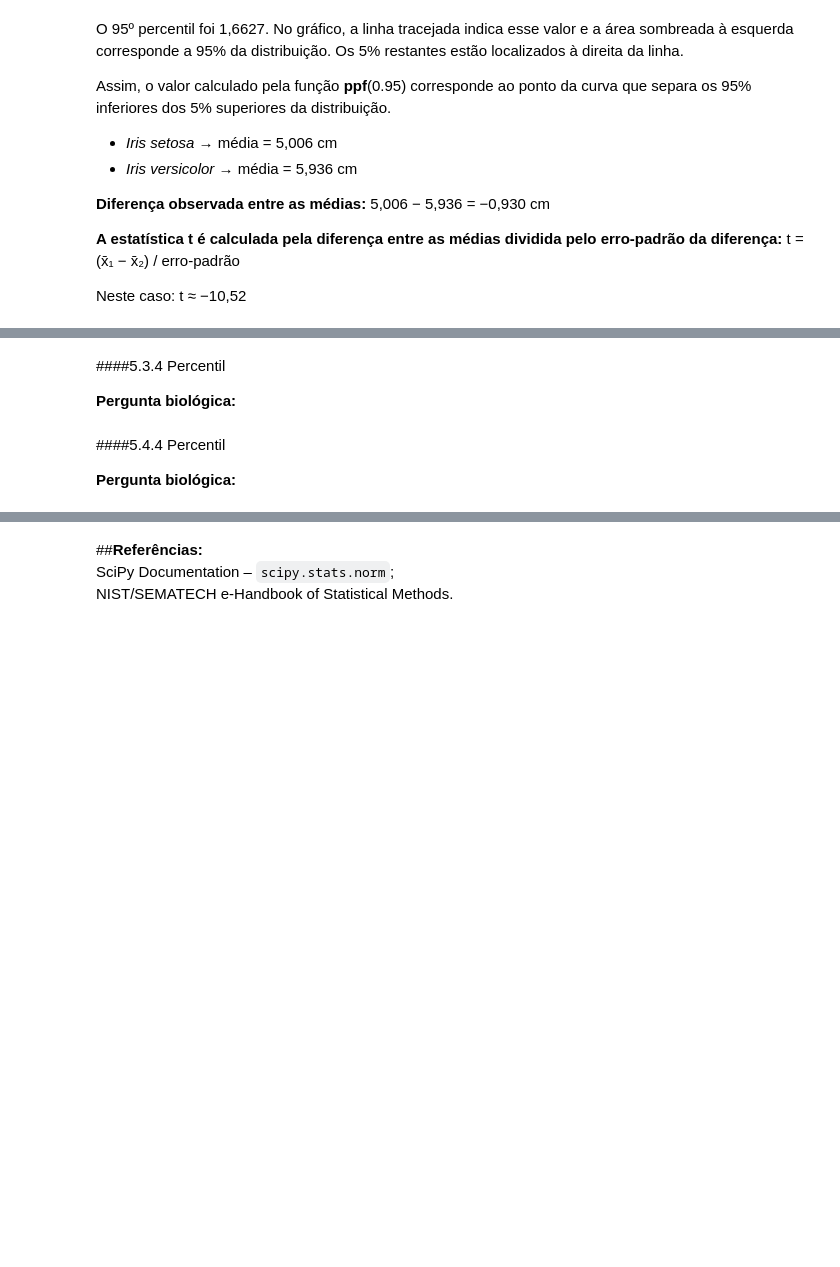
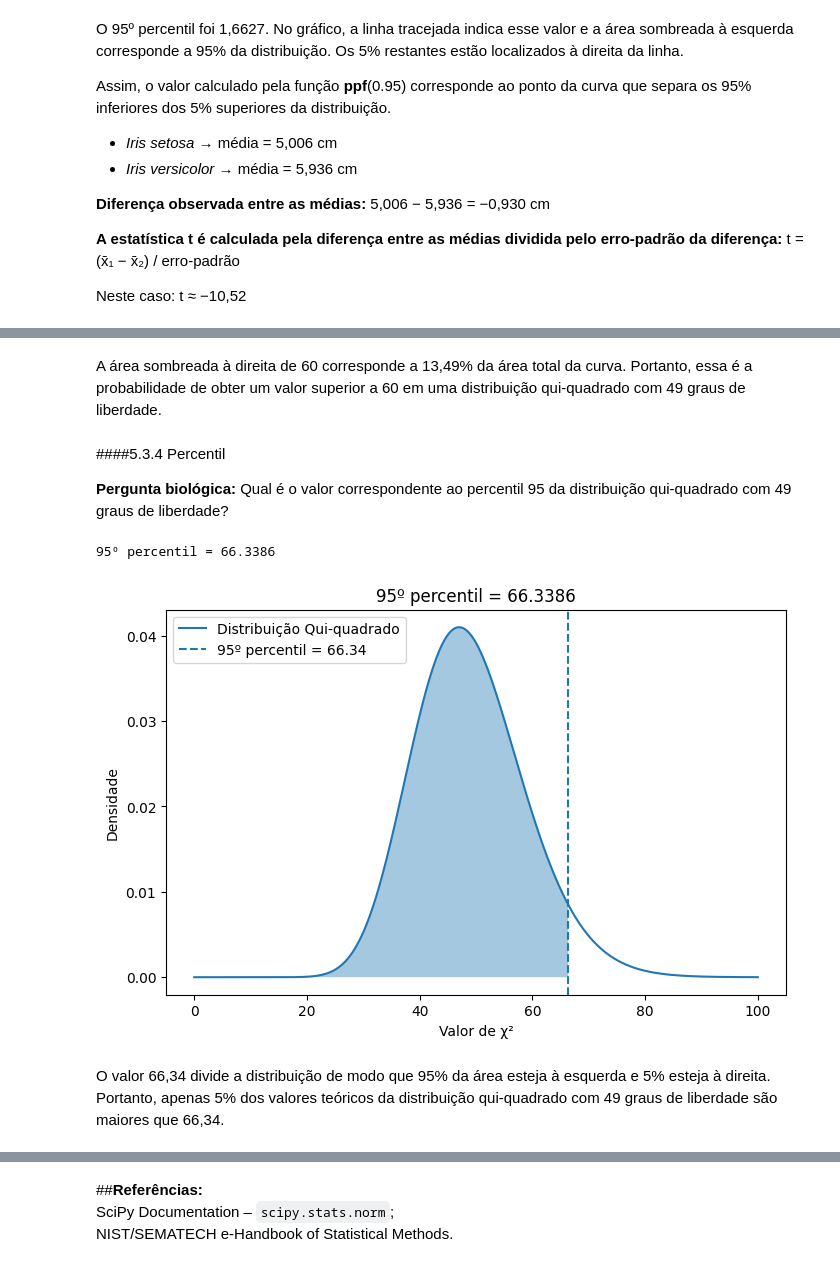
Before and after one commit to amelyssaeu-ab/bio-dkm, a Jupyter notebook: tarefa13quase completa2.ipynb, the cells around one changed output, grey strips where cells are left out. Saved outputs shown, nothing was run; the diff lists cells and outputs as text; code cells hidden in the pictures; blank space fills up the shorter version.

```diff
--- a/tarefa13quase completa2.ipynb
+++ b/tarefa13quase completa2.ipynb
@@ -939,8 +1109,53 @@ Neste caso: t ≈ −10,52
+# %% [markdown]
+A área sombreada à direita de 60 corresponde a 13,49% da área total da curva. Portanto, essa é a probabilidade de obter um valor superior a 60 em uma distribuição qui-quadrado com 49 graus de liberdade.
 # %% [markdown]
 ####5.3.4 Percentil
 
-**Pergunta biológica:**
+**Pergunta biológica:** Qual é o valor correspondente ao percentil 95 da distribuição qui-quadrado com 49 graus de liberdade?
-# %% [markdown]
-####5.4.4 Percentil
-
-**Pergunta biológica:**
+# %%
+percentil_95_chi = stats.chi2.ppf(
+    0.95,
+    df=graus_liberdade
+)
+
+print(f"95º percentil = {percentil_95_chi:.4f}")
+# %% [output]
+95º percentil = 66.3386
+# %%
+x = np.linspace(0, 100, 500)
+y = stats.chi2.pdf(x, df=graus_liberdade)
+
+x_sombra = x[x <= percentil_95_chi]
+y_sombra = stats.chi2.pdf(
+    x_sombra,
+    df=graus_liberdade
+)
+
+plt.figure(figsize=(8,5))
+
+plt.plot(x, y, label="Distribuição Qui-quadrado")
+
+plt.fill_between(
+    x_sombra,
+    y_sombra,
+    alpha=0.4
+)
+
+plt.axvline(
+    percentil_95_chi,
+    linestyle="--",
+    label=f"95º percentil = {percentil_95_chi:.2f}"
+)
+
+plt.xlabel("Valor de χ²")
+plt.ylabel("Densidade")
+plt.title(
+    f"95º percentil = {percentil_95_chi:.4f}"
+)
+
+plt.legend()
+plt.show()
+# %% [output]
+[figure, added]
+# %% [markdown]
+O valor 66,34 divide a distribuição de modo que 95% da área esteja à esquerda e 5% esteja à direita. Portanto, apenas 5% dos valores teóricos da distribuição qui-quadrado com 49 graus de liberdade são maiores que 66,34.
```
Also changed, not shown: parts of 27 cells of this notebook.
